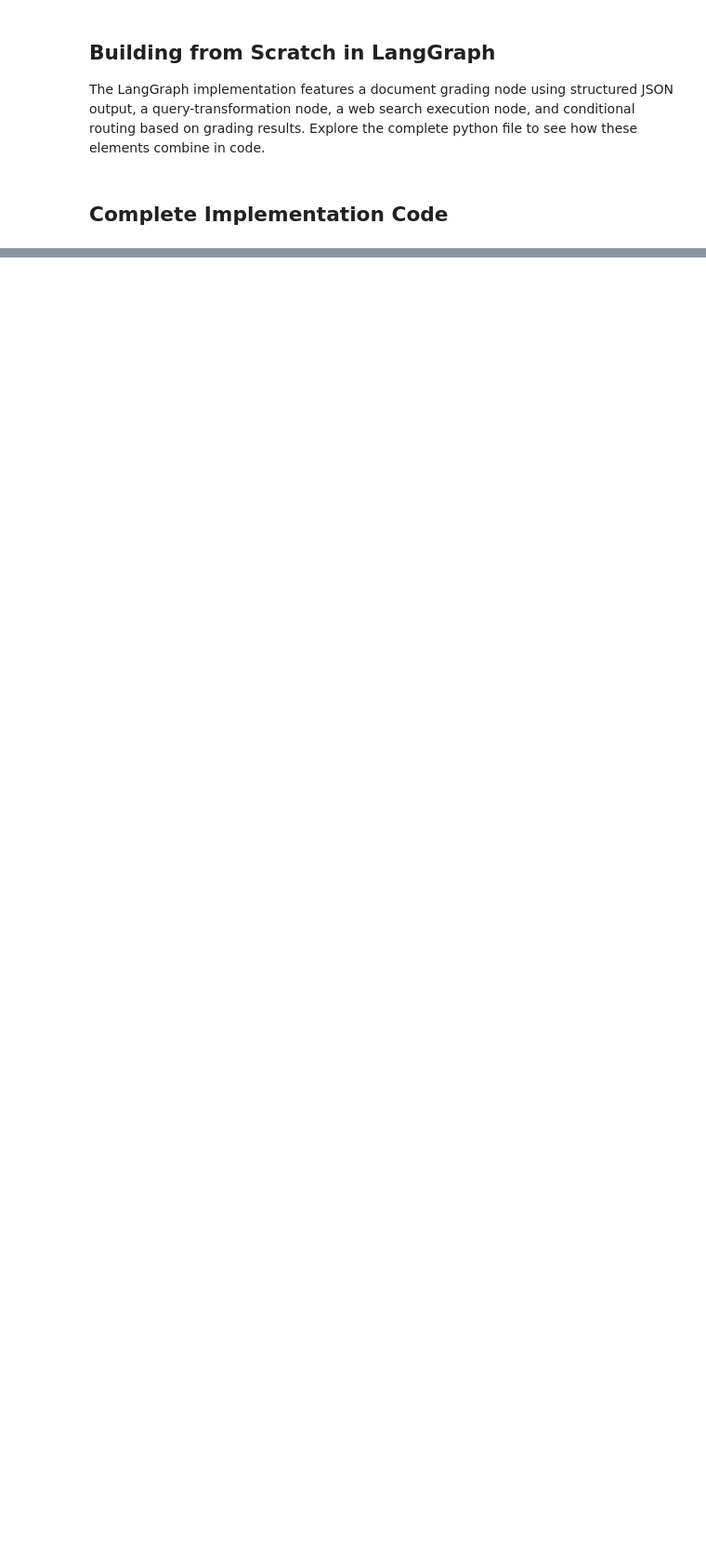
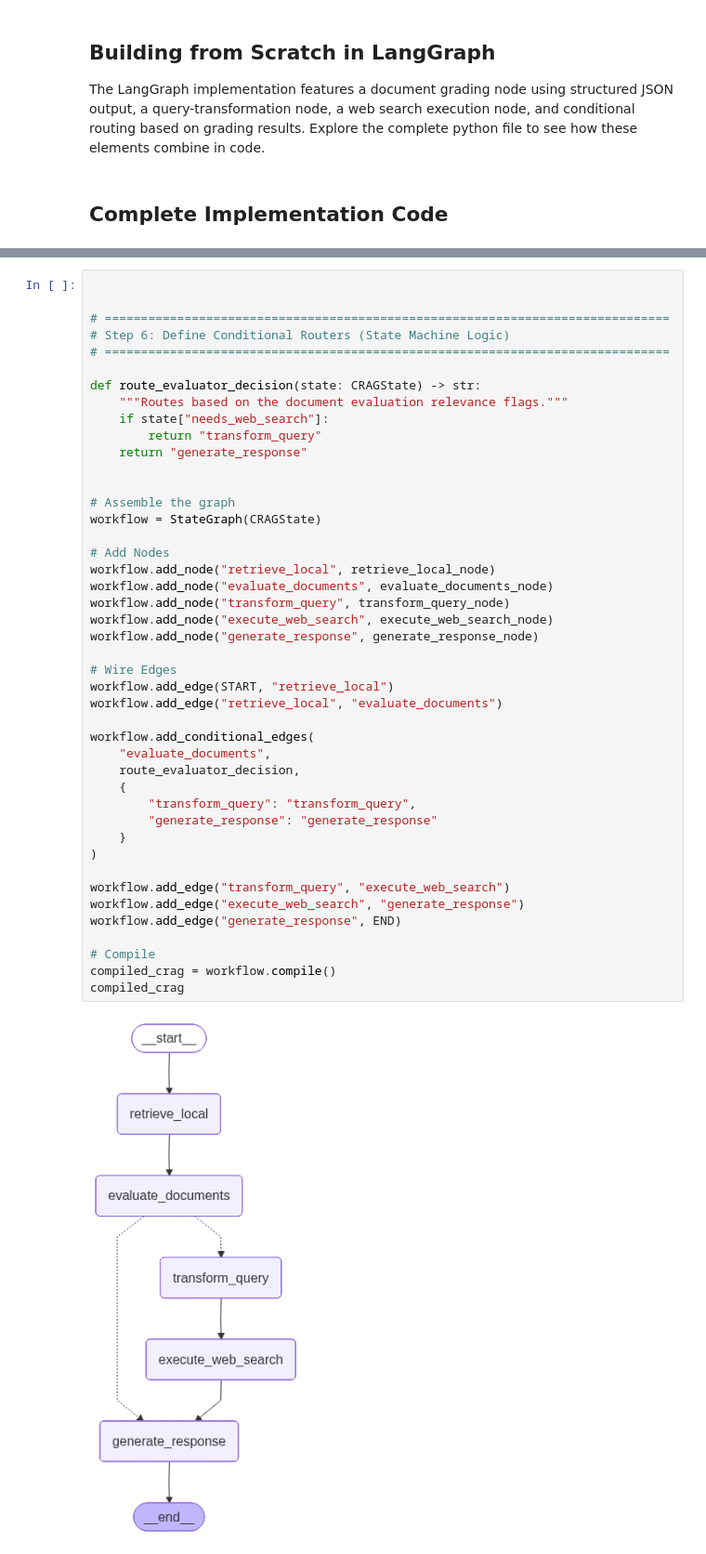
Before and after one commit to Asim-Shah-web/Agentic-Design-Patterns, a Jupyter notebook: Pattern#11 Corrective RAG (Corrective-Rag-Paradigm)/Corrective RAG (CORRECTIVE-RAG PARADIGM).ipynb, the cells around one changed output, grey strips where cells are left out. Shown at 93% size. Cells and saved outputs as stored; diff of their text form; blank space fills up the shorter version.

Commit message:
hitl and crag updated

```diff
--- a/Pattern#11 Corrective RAG (Corrective-Rag-Paradigm)/Corrective RAG (CORRECTIVE-RAG PARADIGM).ipynb
+++ b/Pattern#11 Corrective RAG (Corrective-Rag-Paradigm)/Corrective RAG (CORRECTIVE-RAG PARADIGM).ipynb
@@ -426,0 +355,46 @@ if __name__ == "__main__":
+# %%
+
+
+# ==============================================================================
+# Step 6: Define Conditional Routers (State Machine Logic)
+# ==============================================================================
+
+def route_evaluator_decision(state: CRAGState) -> str:
+    """Routes based on the document evaluation relevance flags."""
+    if state["needs_web_search"]:
+        return "transform_query"
+    return "generate_response"
+
+
+# Assemble the graph
+workflow = StateGraph(CRAGState)
+
+# Add Nodes
+workflow.add_node("retrieve_local", retrieve_local_node)
+workflow.add_node("evaluate_documents", evaluate_documents_node)
+workflow.add_node("transform_query", transform_query_node)
+workflow.add_node("execute_web_search", execute_web_search_node)
+workflow.add_node("generate_response", generate_response_node)
+
+# Wire Edges
+workflow.add_edge(START, "retrieve_local")
+workflow.add_edge("retrieve_local", "evaluate_documents")
+
+workflow.add_conditional_edges(
+    "evaluate_documents",
+    route_evaluator_decision,
+    {
+        "transform_query": "transform_query",
+        "generate_response": "generate_response"
+    }
+)
+
+workflow.add_edge("transform_query", "execute_web_search")
+workflow.add_edge("execute_web_search", "generate_response")
+workflow.add_edge("generate_response", END)
+
+# Compile
+compiled_crag = workflow.compile()
+compiled_crag
+# %% [output]
+[figure, added]
```
Also changed, not shown: parts of 8 cells of this notebook, 1 other file.
